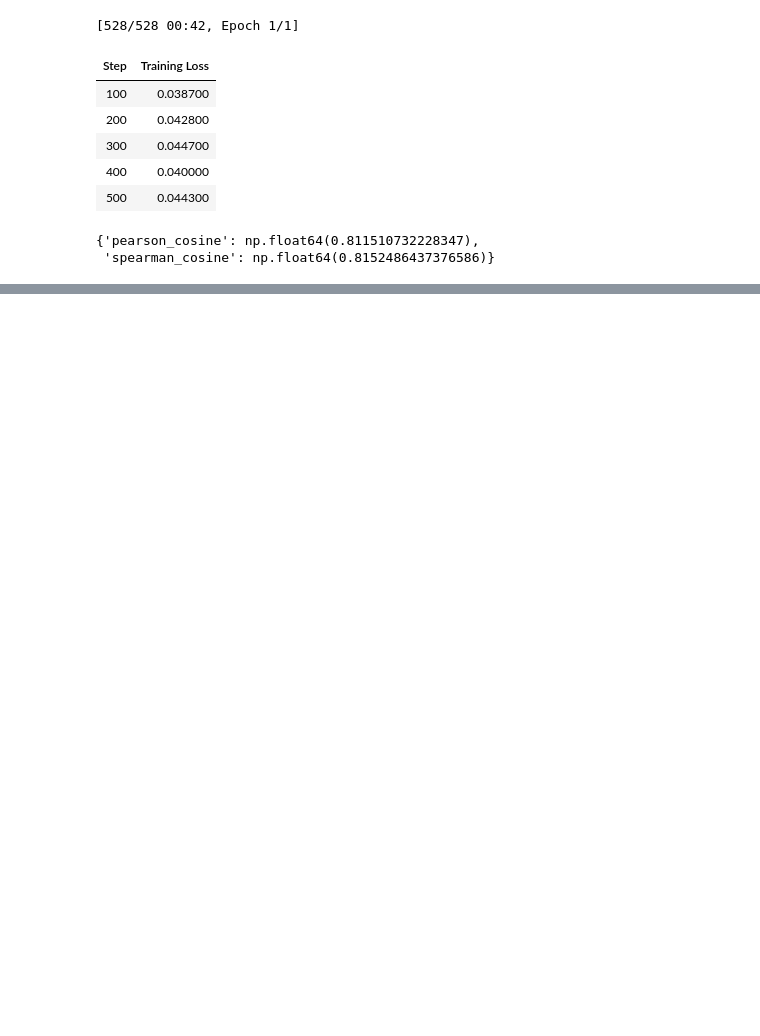
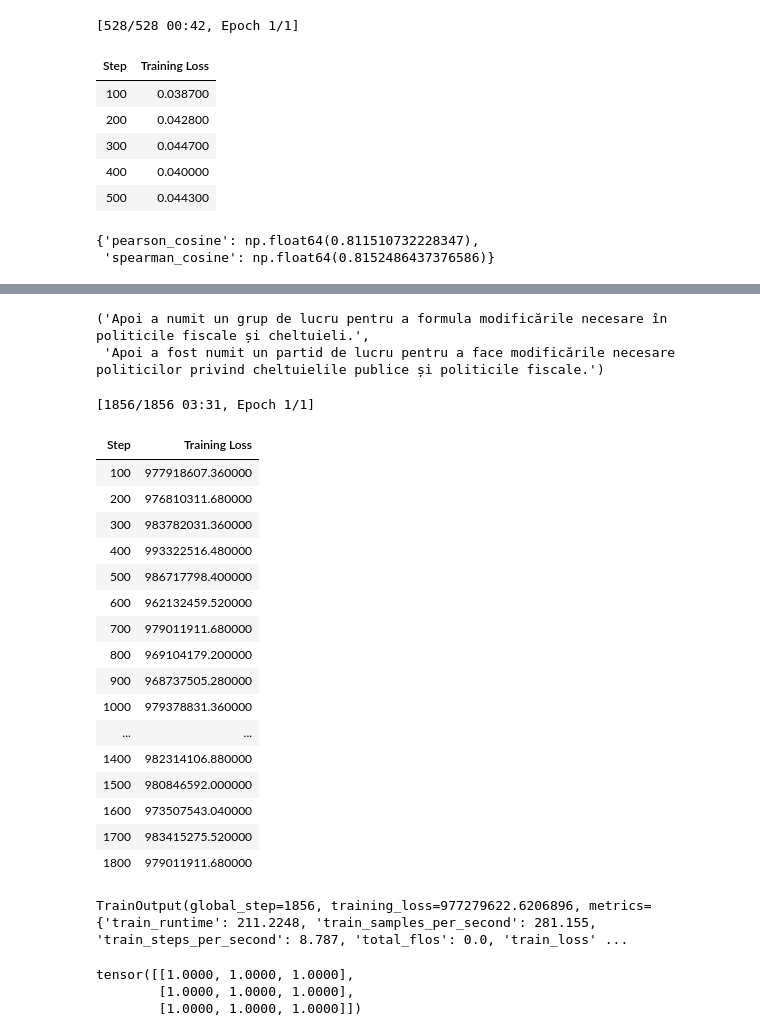
Before and after one commit to AdamClarkStandke/LangChainTextInteraction, a Jupyter notebook: Embeddings.ipynb, the cells around one changed output, grey strips where cells are left out. Saved outputs shown, nothing was run; the diff lists cells and outputs as text; code cells hidden in the pictures; blank space fills up the shorter version.

Commit message:
Implemented example from book of Augmented SBERT method using multilingual pre-trained transformer and Romanian language

```diff
--- a/Embeddings.ipynb
+++ b/Embeddings.ipynb
@@ -511,0 +473,79 @@ evaluator(embedding_model)
+# %%
+# unlabeled sentence pair
+pairs[0]
+# %% [output]
+('Apoi a numit un grup de lucru pentru a formula modificările necesare în politicile fiscale și cheltuieli.',
+ 'Apoi a fost numit un partid de lucru pentru a face modificările necesare politicilor privind cheltuielile publice și politicile fiscale.')
+# %%
+# step 2: Labeling the unlabeled sentence pairs using our fine-tuned cross-encoder
+output = cross_encoder.predict(
+    pairs, apply_softmax=True,
+show_progress_bar=True
+)
+silver = pd.DataFrame(
+    {
+        "sentence1": silver["sentence1"],
+        "sentence2": silver["sentence2"],
+        "label": np.argmax(output, axis=0)
+    }
+)
+# %%
+# Combine gold + silver training dataset
+data = pd.concat([gold, silver], ignore_index=True, axis=0)
+data = data.drop_duplicates(subset=["sentence1", "sentence2"], keep="first")
+train_dataset = Dataset.from_pandas(data, preserve_index=False)
+# %%
+# Step 3
+
+# Defining embedding model: https://huggingface.co/sentence-transformers/paraphrase-multilingual-MiniLM-L12-v2
+model = SentenceTransformer(model)
+# Loss function
+train_loss = losses.CosineSimilarityLoss(model=model)
+# Define the training arguments
+args = SentenceTransformerTrainingArguments(
+    output_dir="augmented_embedding_model",
+    num_train_epochs=1,
+    per_device_train_batch_size=32,
+    per_device_eval_batch_size=32,
+    warmup_steps=100,
+    fp16=True,
+    eval_steps=100,
+    logging_steps=100,
+)
+
+# Train model
+trainer = SentenceTransformerTrainer(
+    model=model,
+    args=args,
+    train_dataset=train_dataset,
+    loss=train_loss
+)
+trainer.train()
+# %% [output]
+[1856/1856 03:31, Epoch 1/1]
+| Step | Training Loss |
+| 100 | 977918607.360000 |
+| 200 | 976810311.680000 |
+| 300 | 983782031.360000 |
+| 400 | 993322516.480000 |
+| 500 | 986717798.400000 |
+| 600 | 962132459.520000 |
+| 700 | 979011911.680000 |
+| 800 | 969104179.200000 |
+| 900 | 968737505.280000 |
+| 1000 | 979378831.360000 |
+| ... | ... |
+| 1400 | 982314106.880000 |
+| 1500 | 980846592.000000 |
+| 1600 | 973507543.040000 |
+| 1700 | 983415275.520000 |
+| 1800 | 979011911.680000 |
+TrainOutput(global_step=1856, training_loss=977279622.6206896, metrics={'train_runtime': 211.2248, 'train_samples_per_second': 281.155, 'train_steps_per_second': 8.787, 'total_flos': 0.0, 'train_loss' ...
+# %%
+embeddings = model.encode(["Nu e o idee bună", "Nu este o idee bună", "Va fi noros toată ziua"])
+similarities = model.similarity(embeddings, embeddings)
+similarities
+# %% [output]
+tensor([[1.0000, 1.0000, 1.0000],
+        [1.0000, 1.0000, 1.0000],
+        [1.0000, 1.0000, 1.0000]])
```
Also changed, not shown: parts of 49 cells of this notebook.
